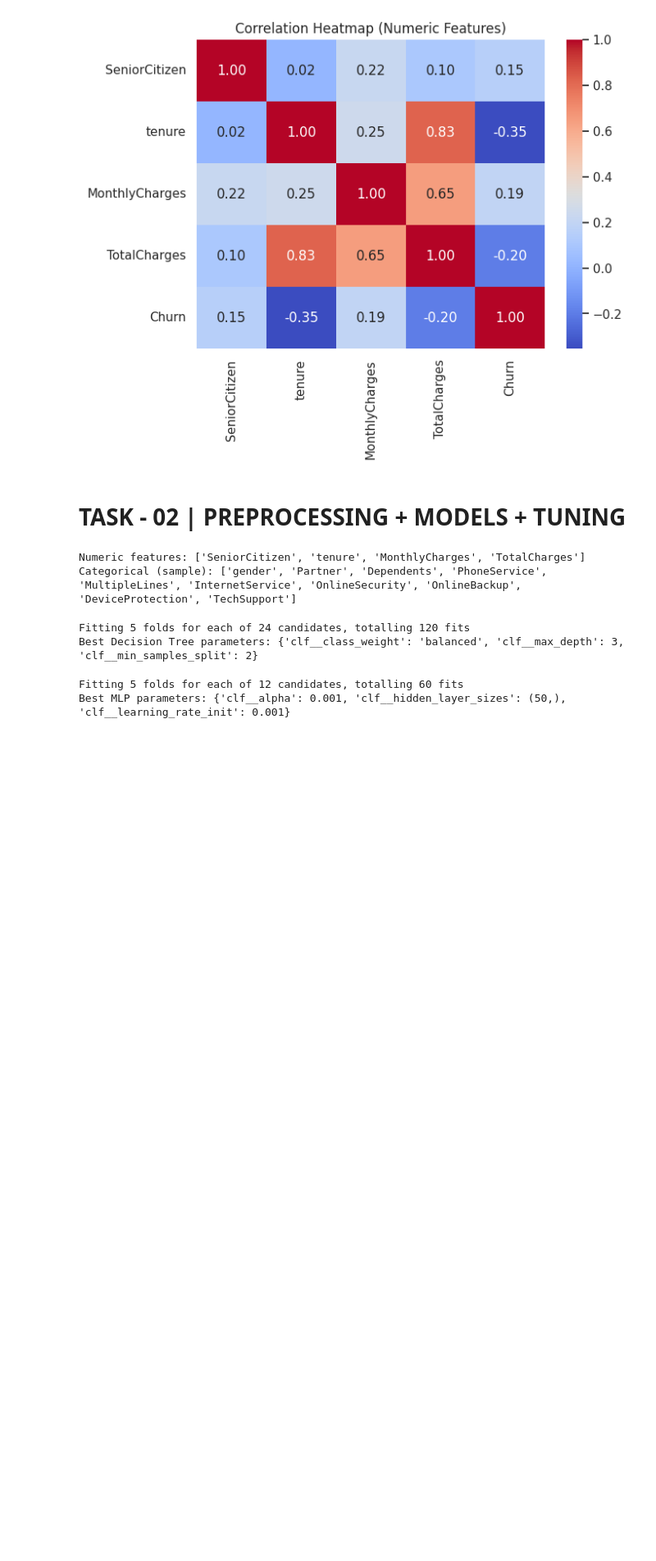
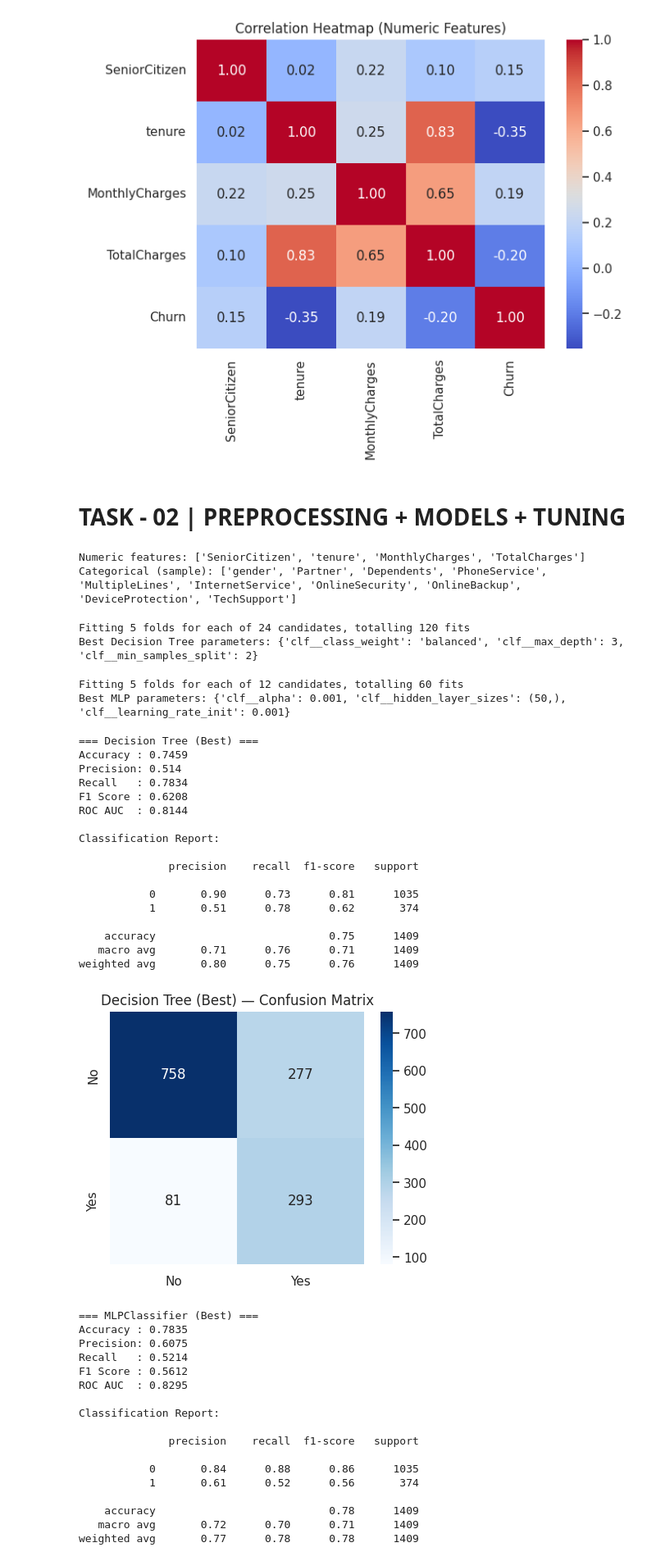
Before and after one commit to mohamedahshaan/MachineLearning_CW, a Jupyter notebook: CM2604_ML_CW.ipynb, the cells around one changed output. Shown at 82% size. Drawn from its saved outputs; the diff is of its cells as text; code cells hidden in the pictures; blank space fills up the shorter version.

Commit message:
Model Evalution

```diff
--- a/CM2604_ML_CW.ipynb
+++ b/CM2604_ML_CW.ipynb
@@ -369,3 +369,46 @@ def evaluate(model, X_test, y_test, label):
     plt.show()
 
     return y_prob
+# %%
+# ============================================
+# Model Evalution
+# ============================================
+
+dt_prob = evaluate(dt_best, X_test, y_test, "Decision Tree (Best)")
+mlp_prob = evaluate(mlp_best, X_test, y_test, "MLPClassifier (Best)")
+# %% [output]
+=== Decision Tree (Best) ===
+Accuracy : 0.7459
+Precision: 0.514
+Recall   : 0.7834
+F1 Score : 0.6208
+ROC AUC  : 0.8144
+
+Classification Report:
+
+              precision    recall  f1-score   support
+
+           0       0.90      0.73      0.81      1035
+           1       0.51      0.78      0.62       374
+
+    accuracy                           0.75      1409
+   macro avg       0.71      0.76      0.71      1409
+weighted avg       0.80      0.75      0.76      1409
+[figure, added]
+=== MLPClassifier (Best) ===
+Accuracy : 0.7835
+Precision: 0.6075
+Recall   : 0.5214
+F1 Score : 0.5612
+ROC AUC  : 0.8295
+
+Classification Report:
+
+              precision    recall  f1-score   support
+
+           0       0.84      0.88      0.86      1035
+           1       0.61      0.52      0.56       374
+
+    accuracy                           0.78      1409
+   macro avg       0.72      0.70      0.71      1409
+weighted avg       0.77      0.78      0.78      1409
```
Also changed, not shown: parts of 1 cell of this notebook.
